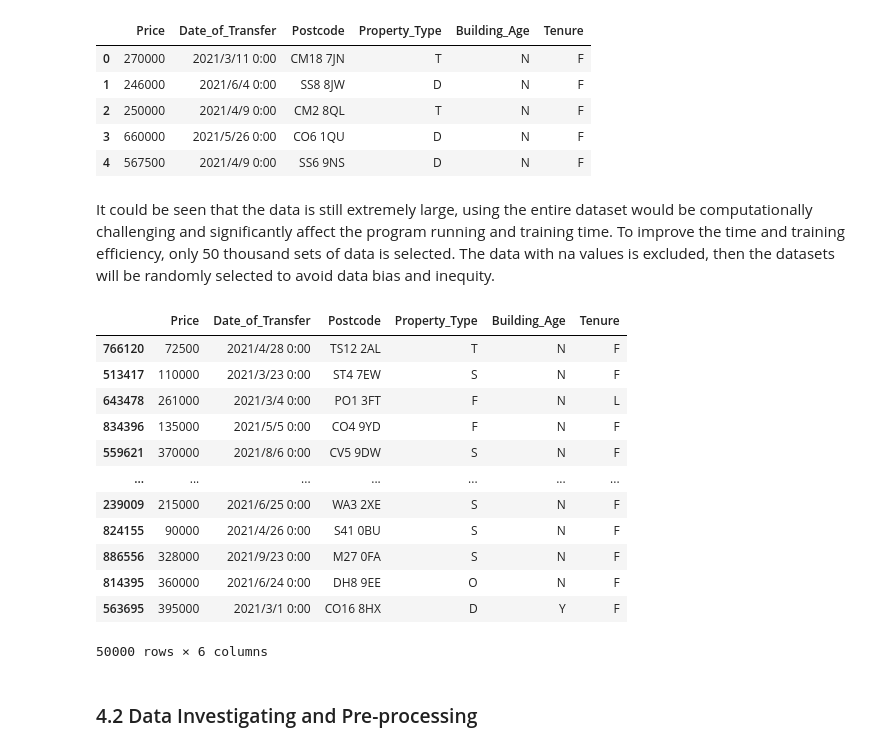
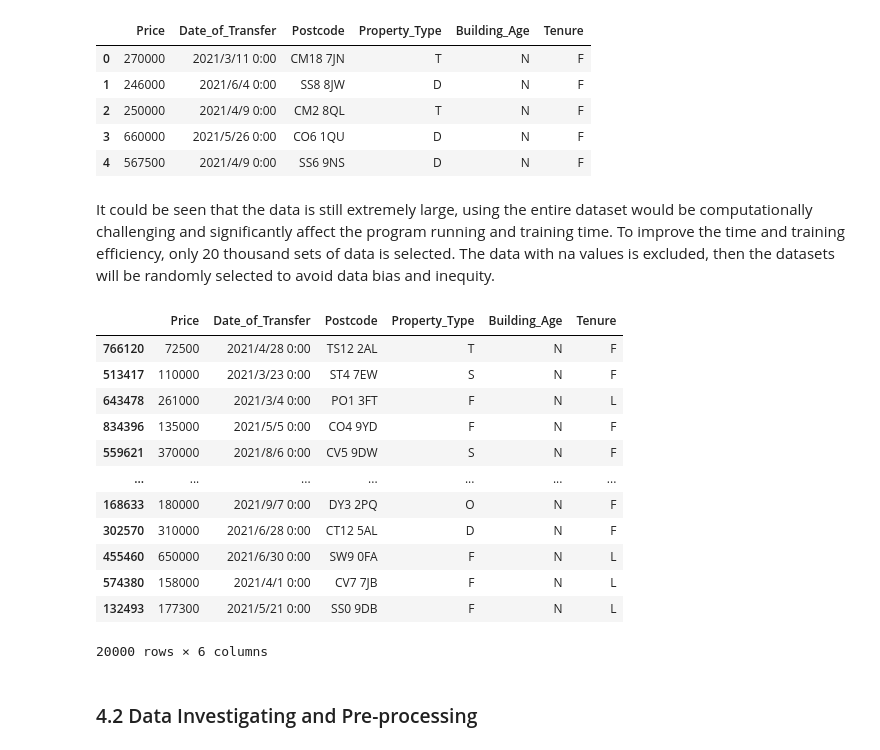
Before and after one commit to joeylizh/DSSS_Assessment, a Jupyter notebook: Assessment_Code.ipynb, the cells around one changed output. Cells and saved outputs as stored; diff of their text form; code cells hidden in the pictures.

```diff
--- a/Assessment_Code.ipynb
+++ b/Assessment_Code.ipynb
@@ -20,19 +20,27 @@ start_time = time.time()
 # %%
-# Import the packages for data manipulation and processing
-import matplotlib.pyplot as plt
+# Import time for measuring the execution time of the program
+import time
+start_time = time.time()
+
+# Import packages for data manipulation and processing
 import numpy as np
 import pandas as pd
+
+# Import packages for visualization
+import matplotlib.pyplot as plt
+import seaborn as sns
+
+# Import packages for regression models
+import statsmodels.api as sm
 import sklearn
-import statsmodels.api as sm
-import seaborn as sns
+from sklearn import model_selection
 from sklearn.linear_model import LinearRegression
 from sklearn.model_selection import validation_curve
 from sklearn.model_selection import train_test_split
 
+# Other program settings
 pd.set_option("display.max_rows", 300)  # specifies number of rows to show
-pd.options.display.float_format = (
-    "{:40,.4f}".format
-)  # specifies default number format to 4 decimal places
+pd.options.display.float_format = ("{:40,.4f}".format)  # specifies default number format to 4 decimal places
 plt.style.use("ggplot")  # specifies that graphs should use ggplot styling
 %matplotlib inline
 # %% [markdown]
@@ -140,29 +156,29 @@ df.head()
 | 3 | 660000 | 2021/5/26 0:00 | CO6 1QU | D | N | F |
 | 4 | 567500 | 2021/4/9 0:00 | SS6 9NS | D | N | F |
 # %% [markdown]
-It could be seen that the data is still extremely large, using the entire dataset would be computationally challenging and significantly affect the program running and training time. To improve the time and training efficiency, only 50 thousand sets of data is selected. The data with na values is excluded, then the datasets will be randomly selected to avoid data bias and inequity.
+It could be seen that the data is still extremely large, using the entire dataset would be computationally challenging and significantly affect the program running and training time. To improve the time and training efficiency, only 20 thousand sets of data is selected. The data with na values is excluded, then the datasets will be randomly selected to avoid data bias and inequity.
 # %%
 df = df.dropna()
 # %%
 np.random.seed(10)
 
-df_subset = df.sample(n=50000)
+df_subset = df.sample(n=20000)
 
 df_subset
 # %% [output]
 |  | Price | Date_of_Transfer | Postcode | Property_Type | Building_Age | Tenure |
 | 766120 | 72500 | 2021/4/28 0:00 | TS12 2AL | T | N | F |
 | 513417 | 110000 | 2021/3/23 0:00 | ST4 7EW | S | N | F |
 | 643478 | 261000 | 2021/3/4 0:00 | PO1 3FT | F | N | L |
 | 834396 | 135000 | 2021/5/5 0:00 | CO4 9YD | F | N | F |
 | 559621 | 370000 | 2021/8/6 0:00 | CV5 9DW | S | N | F |
 | ... | ... | ... | ... | ... | ... | ... |
-| 239009 | 215000 | 2021/6/25 0:00 | WA3 2XE | S | N | F |
-| 824155 | 90000 | 2021/4/26 0:00 | S41 0BU | S | N | F |
-| 886556 | 328000 | 2021/9/23 0:00 | M27 0FA | S | N | F |
-| 814395 | 360000 | 2021/6/24 0:00 | DH8 9EE | O | N | F |
-| 563695 | 395000 | 2021/3/1 0:00 | CO16 8HX | D | Y | F |
+| 168633 | 180000 | 2021/9/7 0:00 | DY3 2PQ | O | N | F |
+| 302570 | 310000 | 2021/6/28 0:00 | CT12 5AL | D | N | F |
+| 455460 | 650000 | 2021/6/30 0:00 | SW9 0FA | F | N | L |
+| 574380 | 158000 | 2021/4/1 0:00 | CV7 7JB | F | N | L |
+| 132493 | 177300 | 2021/5/21 0:00 | SS0 9DB | F | N | L |
-50000 rows × 6 columns
+20000 rows × 6 columns
 # %% [markdown]
 ### 4.2 Data Investigating and Pre-processing
 # %% [markdown]
```
Also changed, not shown: parts of 56 cells of this notebook, 2 other files.
